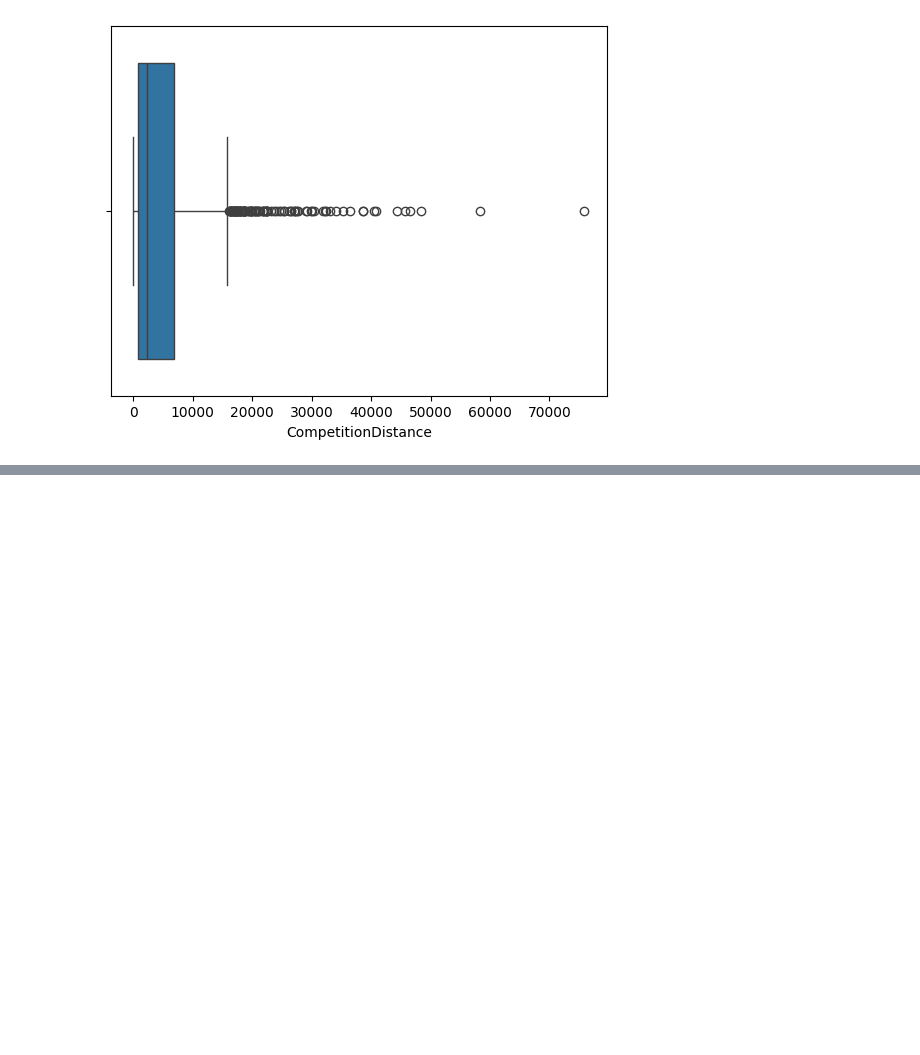
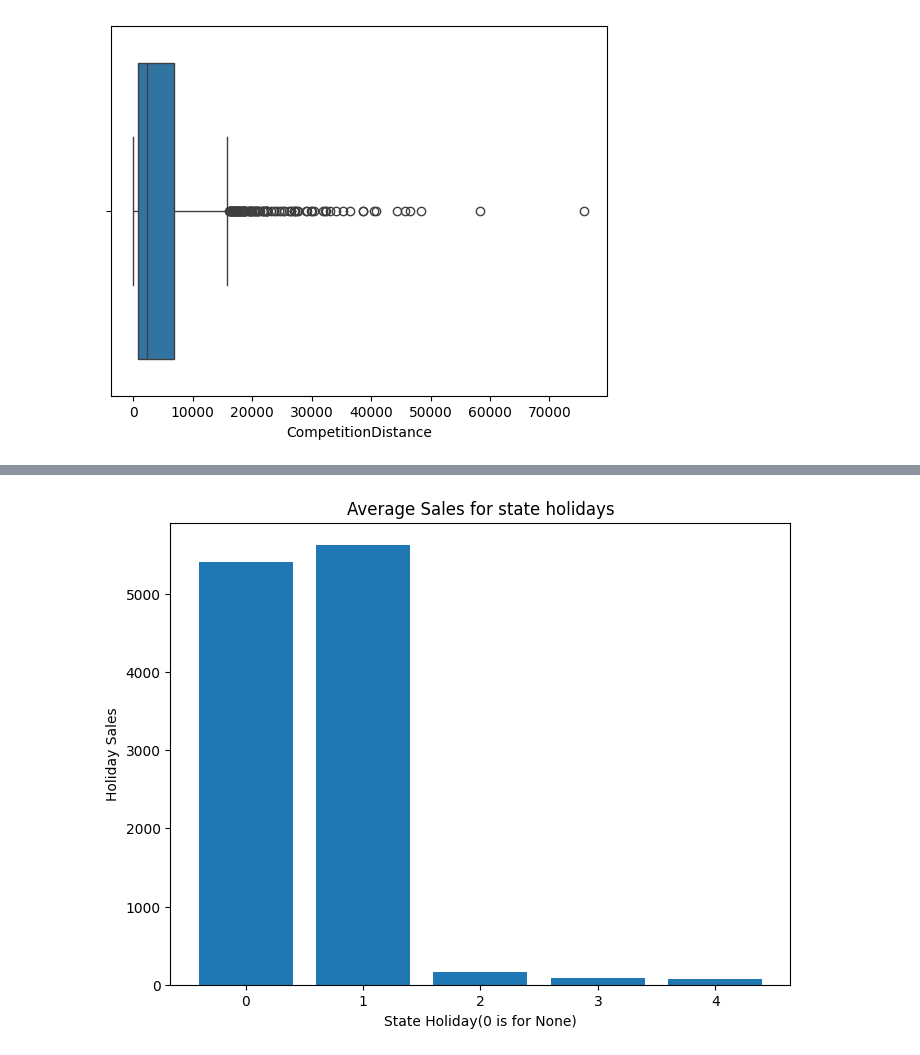
Before and after one commit to abrehamashebir/modeling-rossman-store-sales, a Jupyter notebook: notebooks/train_test.ipynb, the cells around one changed output, grey strips where cells are left out. Drawn from its saved outputs; the diff is of its cells as text; code cells hidden in the pictures; blank space fills up the shorter version.

```diff
--- a/notebooks/train_test.ipynb
+++ b/notebooks/train_test.ipynb
@@ -289,0 +330,13 @@ plt.show()
+# %%
+holiday_sales = train.groupby(['StateHoliday'])['Sales'].mean().reset_index()
+# %%
+holiday_sales['StateHoliday'] = holiday_sales['StateHoliday'].astype('category')
+
+plt.figure(figsize=(8,6))
+plt.bar(holiday_sales['StateHoliday'].cat.codes, holiday_sales['Sales'])
+plt.title('Average Sales for state holidays')
+plt.xlabel('State Holiday(0 is for None)')
+plt.ylabel('Holiday Sales')
+plt.show()
+# %% [output]
+[figure, added]
```
Also changed, not shown: parts of 24 cells of this notebook, 2 other files.
